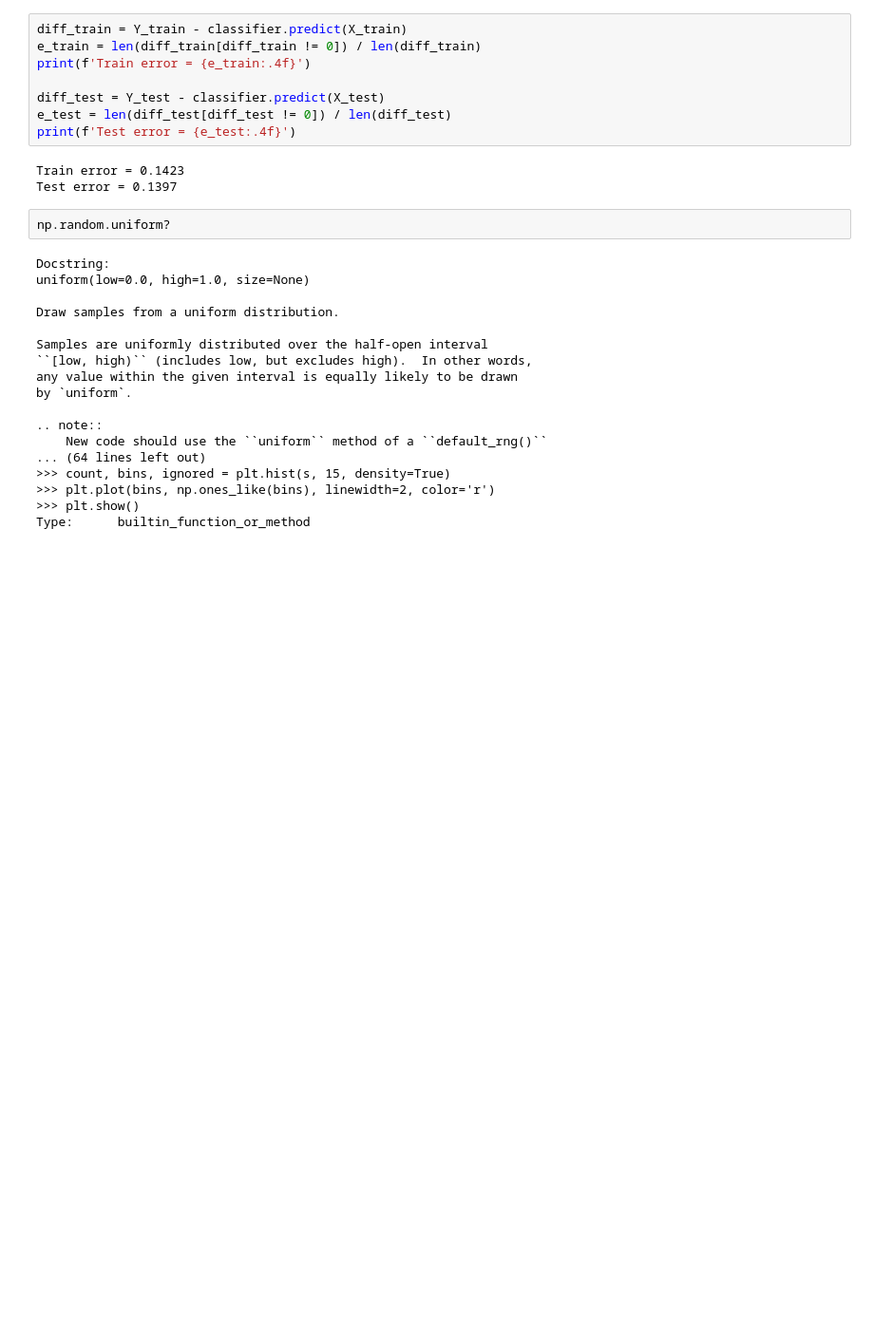
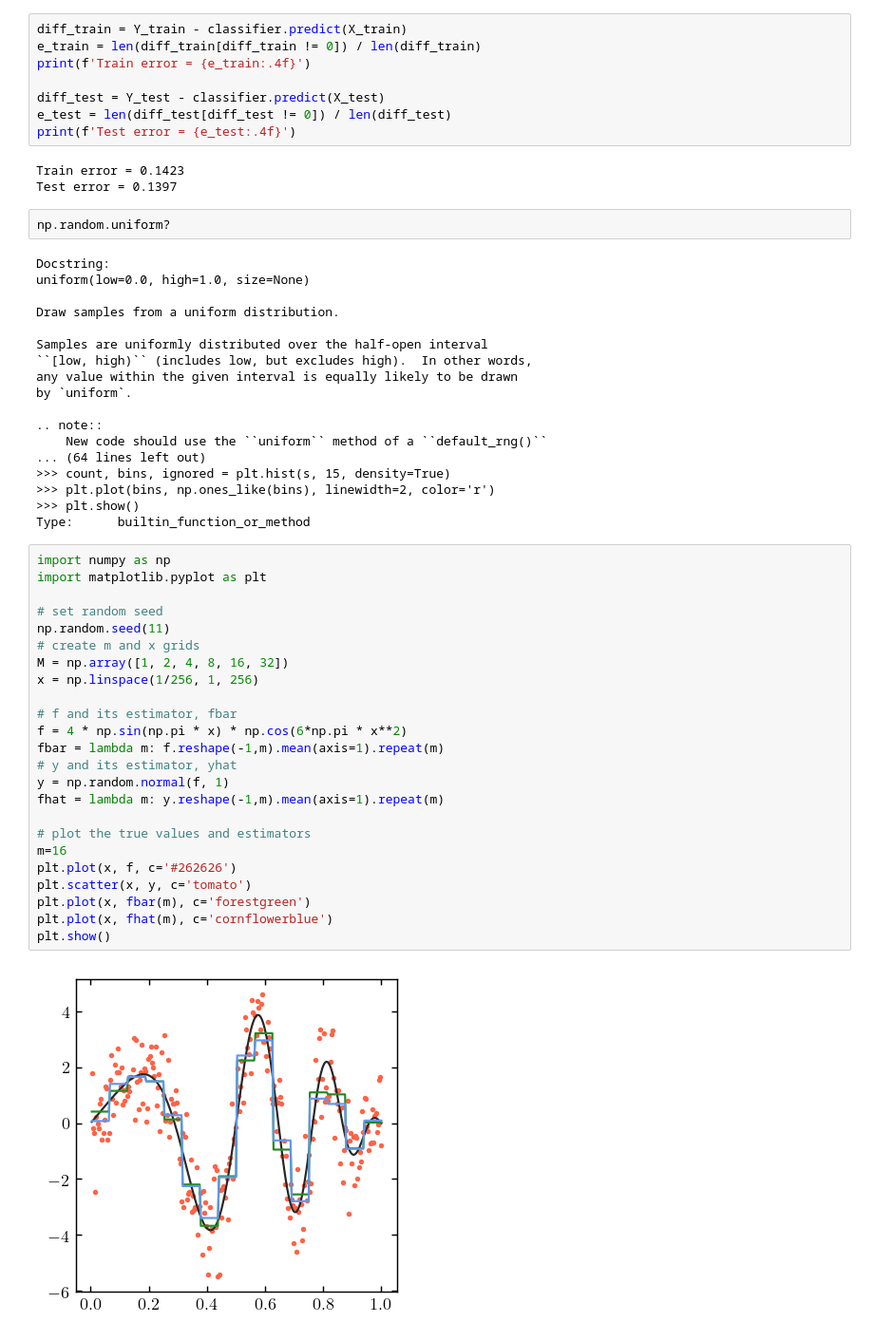
Before and after one commit to jfcrenshaw/cse546, a Jupyter notebook: hw1/code/hw1.ipynb, the cells around one changed output. Shown: that part at 95% size. Drawn from its saved outputs; the diff is of its cells as text; blank space fills up the shorter version.

```diff
--- a/hw1/code/hw1.ipynb
+++ b/hw1/code/hw1.ipynb
@@ -305,3 +305,29 @@ by `uniform`.
 >>> plt.plot(bins, np.ones_like(bins), linewidth=2, color='r')
 >>> plt.show()
 Type:      builtin_function_or_method
+# %%
+import numpy as np
+import matplotlib.pyplot as plt
+
+# set random seed
+np.random.seed(11)
+# create m and x grids
+M = np.array([1, 2, 4, 8, 16, 32])
+x = np.linspace(1/256, 1, 256)
+
+# f and its estimator, fbar
+f = 4 * np.sin(np.pi * x) * np.cos(6*np.pi * x**2)
+fbar = lambda m: f.reshape(-1,m).mean(axis=1).repeat(m)
+# y and its estimator, yhat
+y = np.random.normal(f, 1)
+fhat = lambda m: y.reshape(-1,m).mean(axis=1).repeat(m)
+
+# plot the true values and estimators
+m=16
+plt.plot(x, f, c='#262626')
+plt.scatter(x, y, c='tomato')
+plt.plot(x, fbar(m), c='forestgreen')
+plt.plot(x, fhat(m), c='cornflowerblue')
+plt.show()
+# %% [output]
+[figure, added]
```
Also changed, not shown: parts of 4 cells of this notebook, 3 other files.
